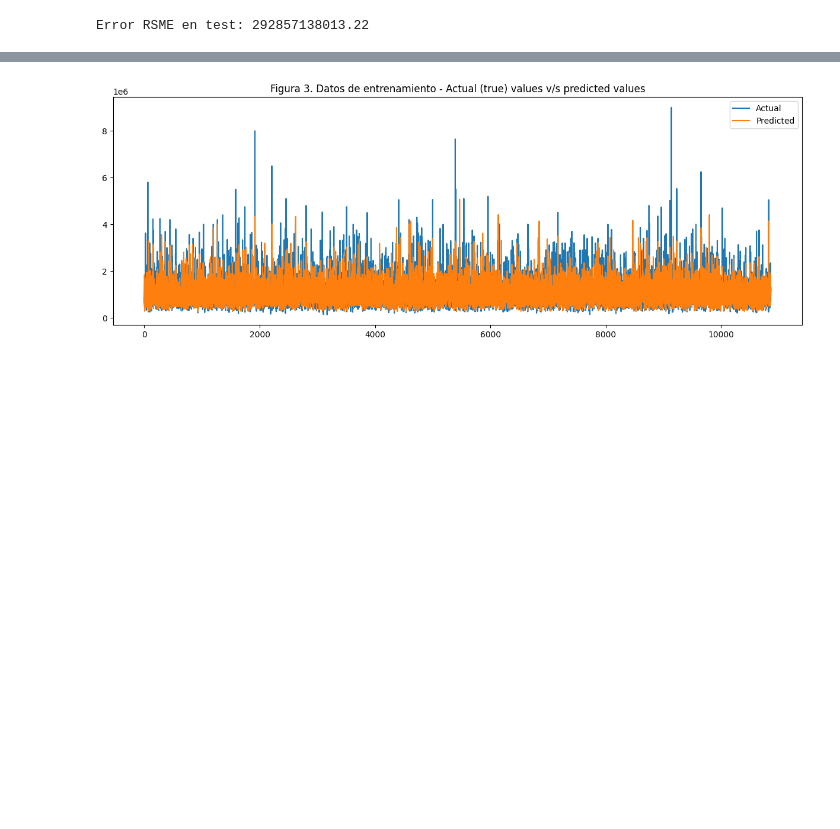
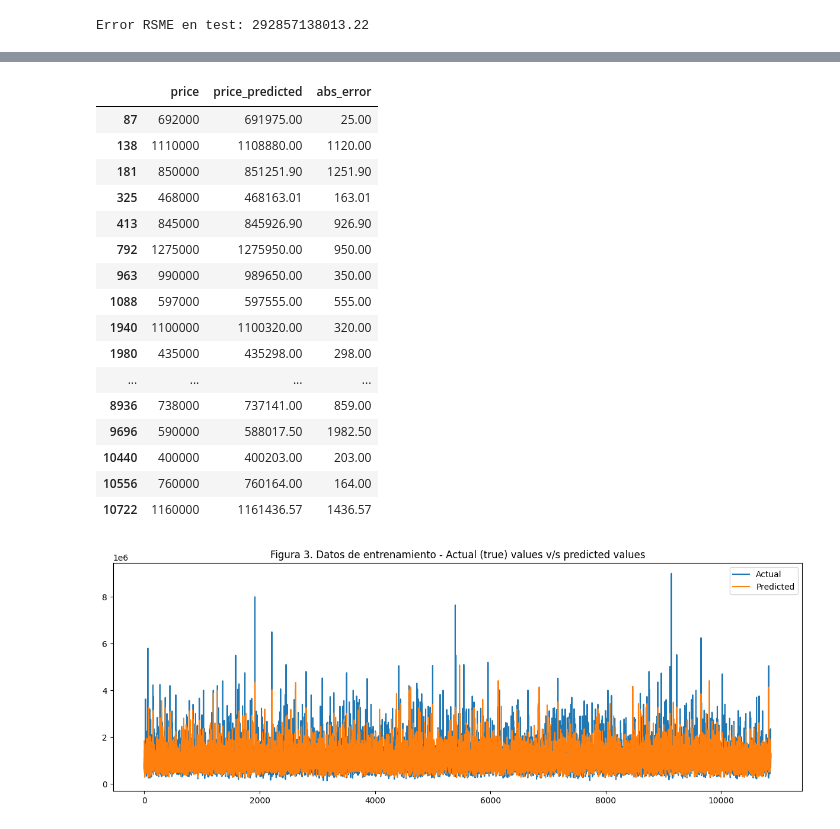
Before and after one commit to czammar/ai_programming_foundations, a Jupyter notebook: notebooks/05a_train_ml_model.ipynb, the cells around one changed output, grey strips where cells are left out. Cells and saved outputs as stored; diff of their text form; code cells hidden in the pictures; blank space fills up the shorter version.

```diff
--- a/notebooks/05a_train_ml_model.ipynb
+++ b/notebooks/05a_train_ml_model.ipynb
@@ -127,3 +156,23 @@ Error RSME en test: 292857138013.22
+# %%
+eval_res.query("abs_error  < 2000")
+# %% [output]
+|  | price | price_predicted | abs_error |
+| 87 | 692000 | 691975.00 | 25.00 |
+| 138 | 1110000 | 1108880.00 | 1120.00 |
+| 181 | 850000 | 851251.90 | 1251.90 |
+| 325 | 468000 | 468163.01 | 163.01 |
+| 413 | 845000 | 845926.90 | 926.90 |
+| 792 | 1275000 | 1275950.00 | 950.00 |
+| 963 | 990000 | 989650.00 | 350.00 |
+| 1088 | 597000 | 597555.00 | 555.00 |
+| 1940 | 1100000 | 1100320.00 | 320.00 |
+| 1980 | 435000 | 435298.00 | 298.00 |
+| ... | ... | ... | ... |
+| 8936 | 738000 | 737141.00 | 859.00 |
+| 9696 | 590000 | 588017.50 | 1982.50 |
+| 10440 | 400000 | 400203.00 | 203.00 |
+| 10556 | 760000 | 760164.00 | 164.00 |
+| 10722 | 1160000 | 1161436.57 | 1436.57 |
 # %%
 # Plotting graph of Actual (true) values and predicted values
 plt.figure(figsize=(15,5))
```
Also changed, not shown: parts of 8 cells of this notebook.
